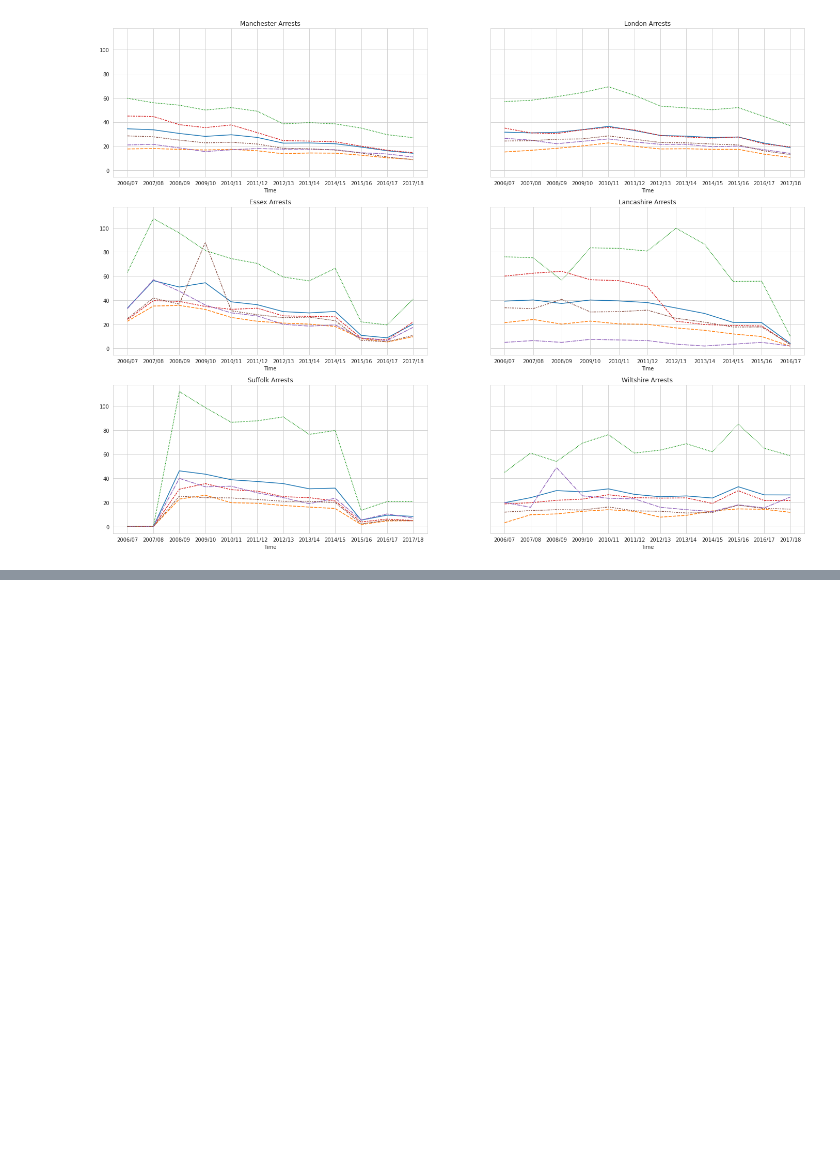
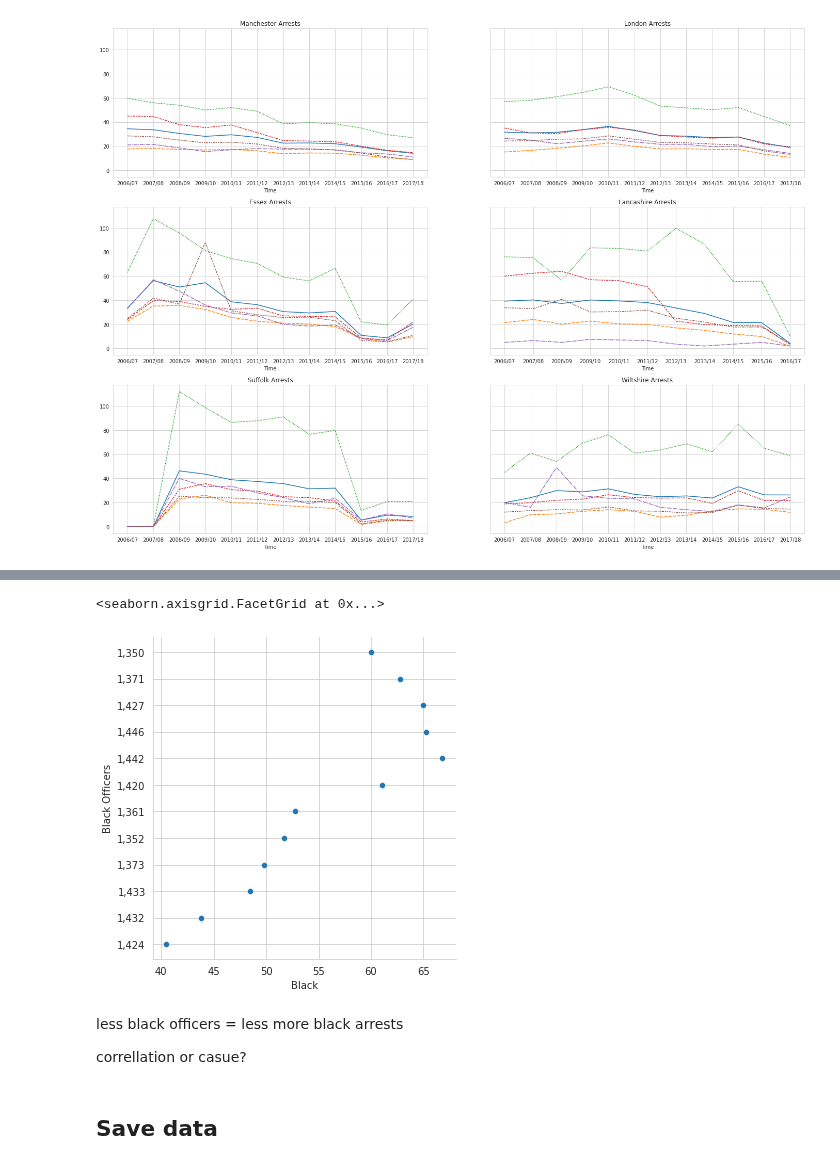
Before and after one commit to ab17254/ce888, a Jupyter notebook: Assignment/preprocessing_assignment1.ipynb, the cells around one changed output, grey strips where cells are left out. Saved outputs shown, nothing was run; the diff lists cells and outputs as text; code cells hidden in the pictures; blank space fills up the shorter version.

```diff
--- a/Assignment/preprocessing_assignment1.ipynb
+++ b/Assignment/preprocessing_assignment1.ipynb
@@ -146,0 +190,11 @@ Text(0.5, 1.0, 'Wiltshire Arrests')
+# %%
+sns.relplot(x='Black', y='Black Officers', data=data_all)
+# %% [output]
+<seaborn.axisgrid.FacetGrid at 0x...>
+[figure, added]
+# %% [markdown]
+less black officers = less more black arrests
+
+correllation or casue?
+# %% [markdown]
+## Save data
```
Also changed, not shown: parts of 17 cells of this notebook.
